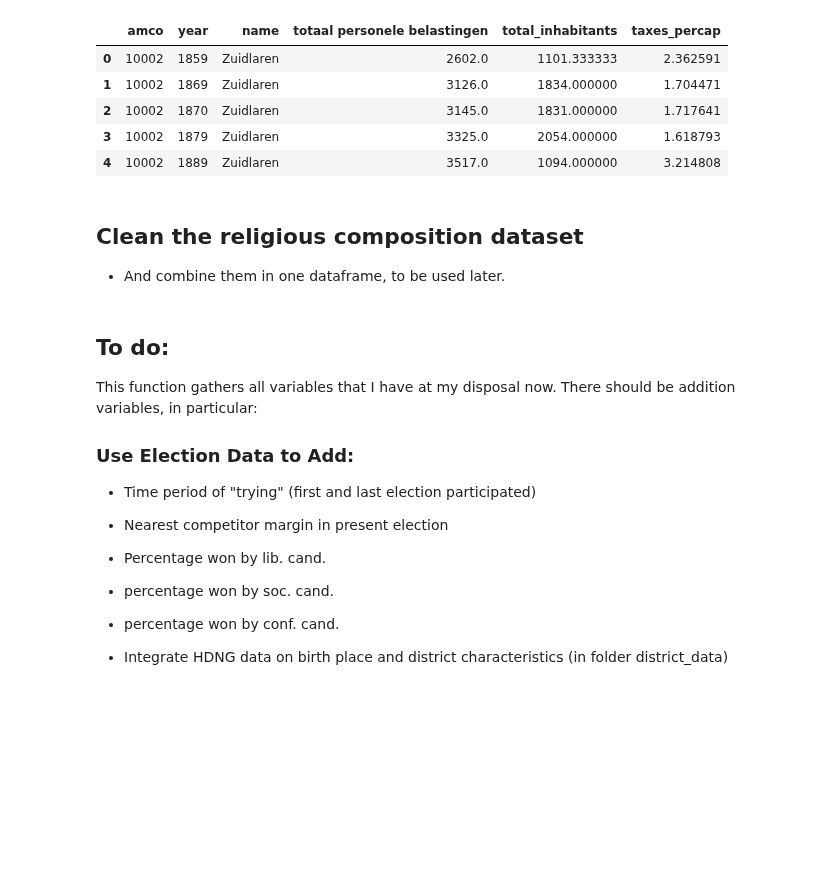
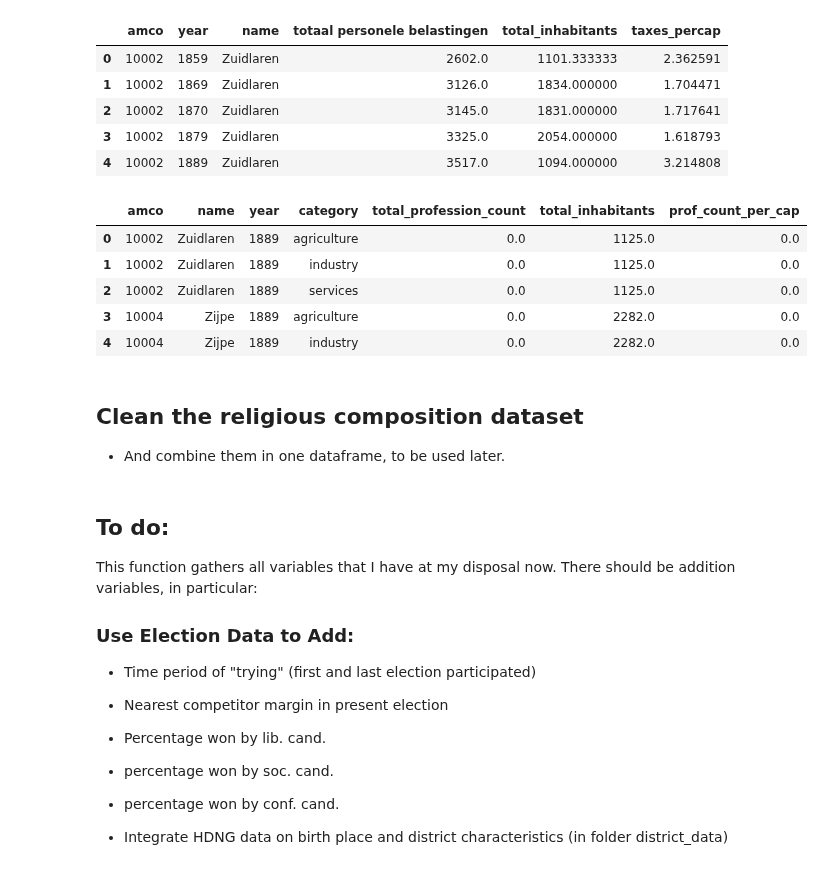
Before and after one commit to basm92/Polrents, a Jupyter notebook: Code/find_remaining_variables.ipynb, the cells around one changed output. Cells and saved outputs as stored; diff of their text form; code cells hidden in the pictures; blank space fills up the shorter version.

```diff
--- a/Code/find_remaining_variables.ipynb
+++ b/Code/find_remaining_variables.ipynb
@@ -101,6 +102,7 @@ taxes_pop = pd.read_csv('../Data/district_data/taxes_and_population.csv').iloc[:
 religious_comp = pd.read_csv("../Data/district_data/religion_over_time.csv").iloc[:,1:]
 
 ## Professional composition 1889 (district)
+prof_comp = pd.read_csv("../Data/district_data/professional_composition.csv").iloc[:,1:]
 # %%
 nonpolitician_metadata.head(5)
 # %% [output]
@@ -146,7 +148,3 @@ taxes_pop.head(5)
 | 2 | 10002 | 1870 | Zuidlaren | 3145.0 | 1831.000000 | 1.717641 |
 | 3 | 10002 | 1879 | Zuidlaren | 3325.0 | 2054.000000 | 1.618793 |
 | 4 | 10002 | 1889 | Zuidlaren | 3517.0 | 1094.000000 | 3.214808 |
-# %% [markdown]
-## Clean the religious composition dataset
-
-- And combine them in one dataframe, to be used later.
@@ -180,0 +151,13 @@ religious_comp = pd.merge(protestant, catholic, on=['name', 'year']).merge(overi
+# %%
+prof_comp.head(5)
+# %% [output]
+|  | amco | name | year | category | total_profession_count | total_inhabitants | prof_count_per_cap |
+| 0 | 10002 | Zuidlaren | 1889 | agriculture | 0.0 | 1125.0 | 0.0 |
+| 1 | 10002 | Zuidlaren | 1889 | industry | 0.0 | 1125.0 | 0.0 |
+| 2 | 10002 | Zuidlaren | 1889 | services | 0.0 | 1125.0 | 0.0 |
+| 3 | 10004 | Zijpe | 1889 | agriculture | 0.0 | 2282.0 | 0.0 |
+| 4 | 10004 | Zijpe | 1889 | industry | 0.0 | 2282.0 | 0.0 |
+# %% [markdown]
+## Clean the religious composition dataset
+
+- And combine them in one dataframe, to be used later.
```
Also changed, not shown: parts of 24 cells of this notebook.
